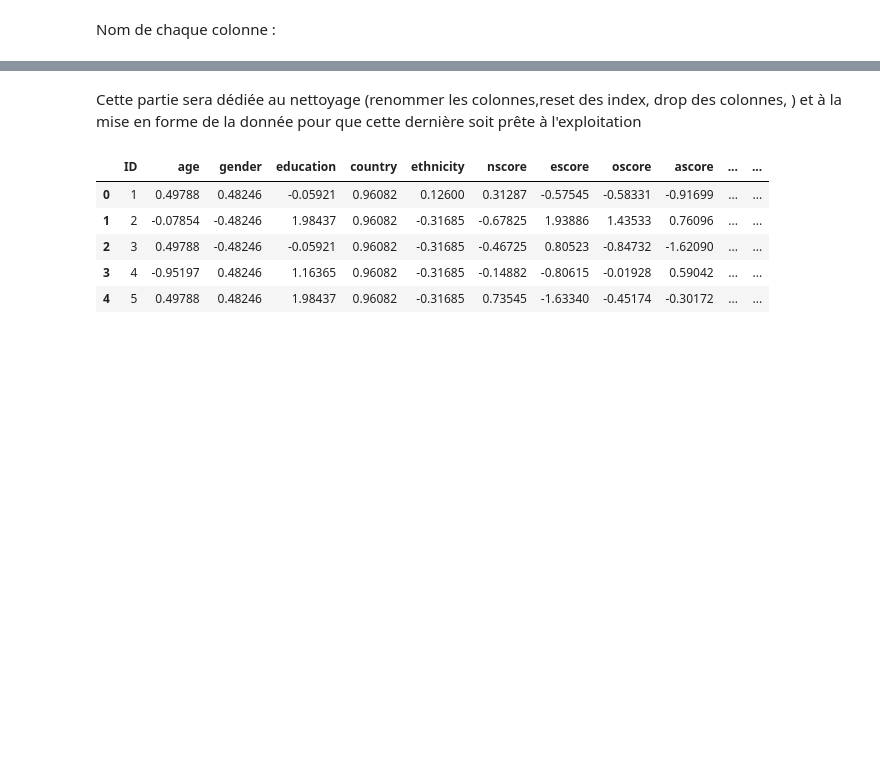
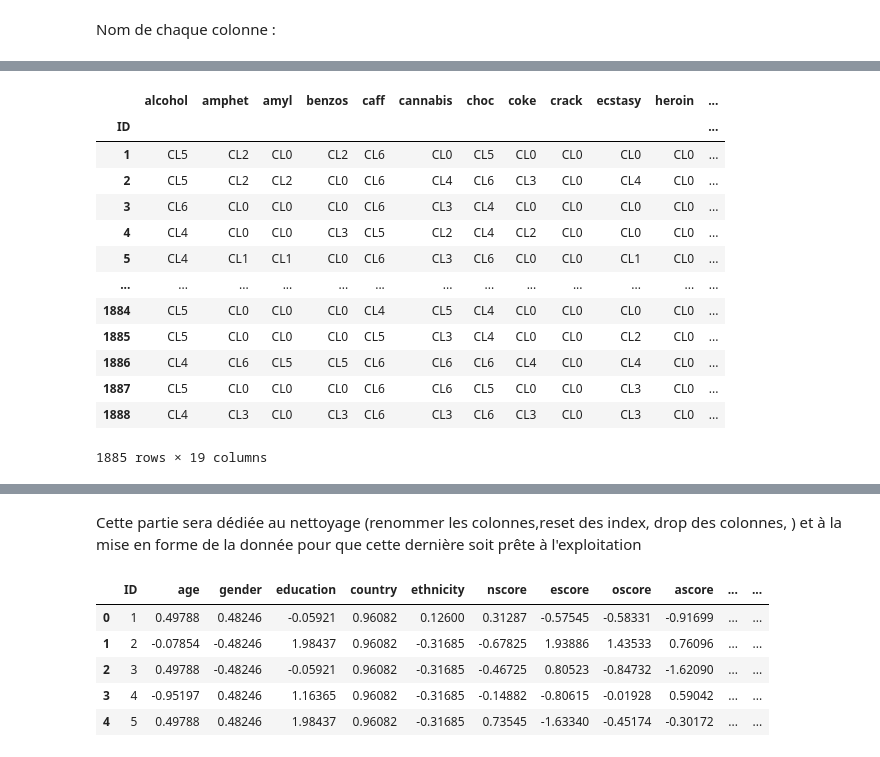
Before and after one commit to RayaneBDJ/Data-Analysis, a Jupyter notebook: FinalTP.ipynb, the cells around one changed output, grey strips where cells are left out. Drawn from its saved outputs; the diff is of its cells as text; code cells hidden in the pictures; blank space fills up the shorter version.

```diff
--- a/FinalTP.ipynb
+++ b/FinalTP.ipynb
@@ -70,5 +68,5 @@ Nom de chaque colonne :
 # %%
-names_column = ['ID','age','gender','education','country','ethnicity','nscore','escore','oscore','ascore','cscore','iscore','sscore','alcohol','amphet','amyl','benzos','caff','canabis','choc','coke','crack','ecstasy','heroin','ketamine','legalhigh','LSD','meth','mushrooms','nicotine','semer','VSabuse']
+names_column = ['ID','age','gender','education','country','ethnicity','nscore','escore','oscore','ascore','cscore','iscore','sscore','alcohol','amphet','amyl','benzos','caff','cannabis','choc','coke','crack','ecstasy','heroin','ketamine','legalhigh','LSD','meth','mushrooms','nicotine','semer','VSabuse']
 # %%
 columns_dict = dict(zip(list(range(len(data.columns))),names_column))
 
@@ -160,0 +164,41 @@ data.describe
+# %%
+l_perso = list(range(6,13))
+l_drugs = list(range(13,32))
+
+l_perso.append(0)
+l_drugs.append(0)
+# %%
+profil = data.iloc[:,0:6]
+profil.set_index('ID',inplace = True)
+
+perso = data.iloc[:,l_perso]
+perso.set_index('ID',inplace = True)
+
+drugs = data.iloc[:,l_drugs]
+drugs.set_index('ID',inplace = True)
+
+profil_jeunes = data_jeunes.iloc[:,0:6]
+profil_jeunes.set_index('ID',inplace = True)
+
+perso_jeunes = data_jeunes.iloc[:,l_perso]
+perso_jeunes.set_index('ID',inplace = True)
+
+drugs_jeunes = data_jeunes.iloc[:,l_drugs]
+drugs_jeunes.set_index('ID',inplace = True)
+# %%
+drugs
+# %% [output]
+|  | alcohol | amphet | amyl | benzos | caff | cannabis | choc | coke | crack | ecstasy | heroin | ... |
+| ID |  |  |  |  |  |  |  |  |  |  |  | ... |
+| 1 | CL5 | CL2 | CL0 | CL2 | CL6 | CL0 | CL5 | CL0 | CL0 | CL0 | CL0 | ... |
+| 2 | CL5 | CL2 | CL2 | CL0 | CL6 | CL4 | CL6 | CL3 | CL0 | CL4 | CL0 | ... |
+| 3 | CL6 | CL0 | CL0 | CL0 | CL6 | CL3 | CL4 | CL0 | CL0 | CL0 | CL0 | ... |
+| 4 | CL4 | CL0 | CL0 | CL3 | CL5 | CL2 | CL4 | CL2 | CL0 | CL0 | CL0 | ... |
+| 5 | CL4 | CL1 | CL1 | CL0 | CL6 | CL3 | CL6 | CL0 | CL0 | CL1 | CL0 | ... |
+| ... | ... | ... | ... | ... | ... | ... | ... | ... | ... | ... | ... | ... |
+| 1884 | CL5 | CL0 | CL0 | CL0 | CL4 | CL5 | CL4 | CL0 | CL0 | CL0 | CL0 | ... |
+| 1885 | CL5 | CL0 | CL0 | CL0 | CL5 | CL3 | CL4 | CL0 | CL0 | CL2 | CL0 | ... |
+| 1886 | CL4 | CL6 | CL5 | CL5 | CL6 | CL6 | CL6 | CL4 | CL0 | CL4 | CL0 | ... |
+| 1887 | CL5 | CL0 | CL0 | CL0 | CL6 | CL6 | CL5 | CL0 | CL0 | CL3 | CL0 | ... |
+| 1888 | CL4 | CL3 | CL0 | CL3 | CL6 | CL3 | CL6 | CL3 | CL0 | CL3 | CL0 | ... |
+1885 rows × 19 columns
```
Also changed, not shown: parts of 155 cells of this notebook, 2 other files.
